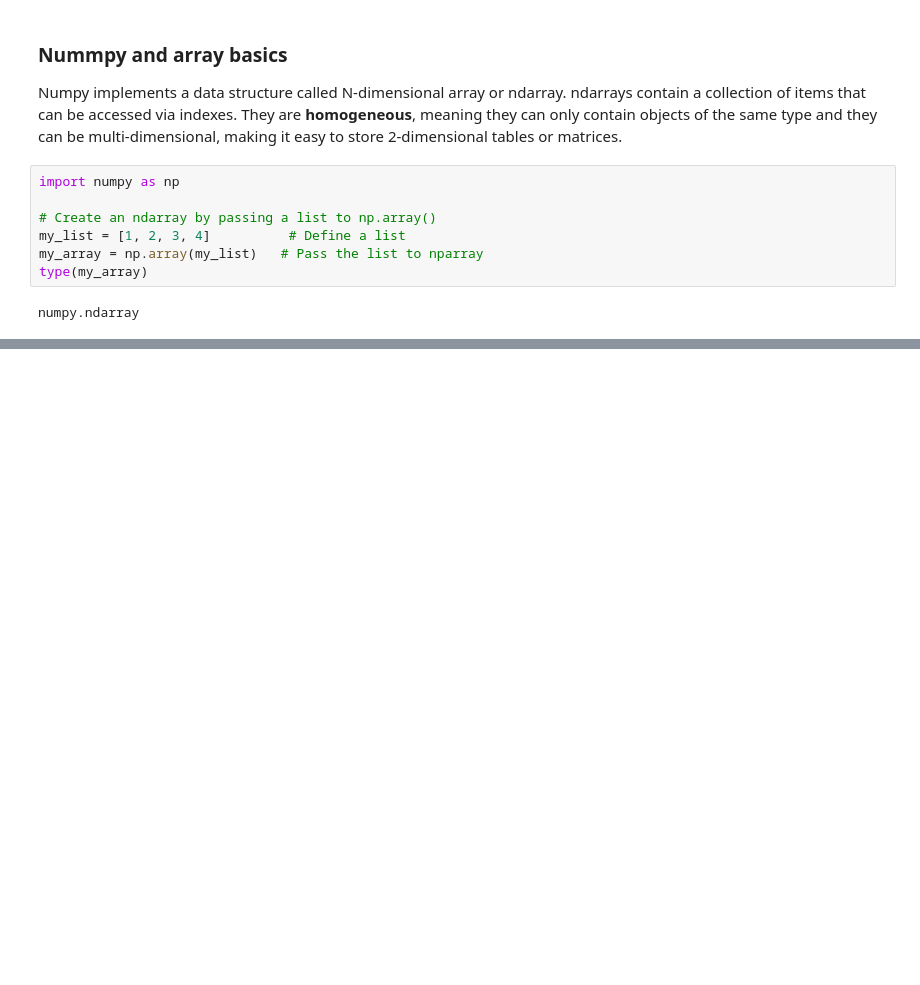
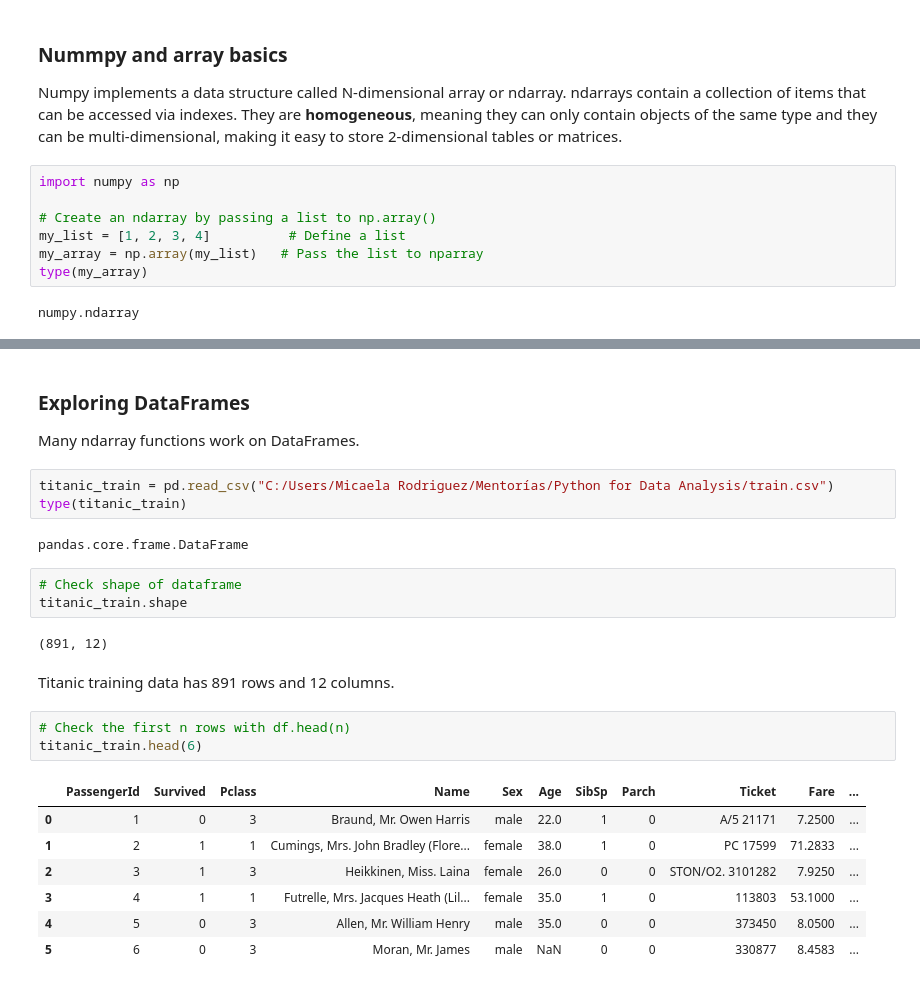
Before and after one commit to micaelasinger/PythonForDataAnalysis, a Jupyter notebook: Python for Data Analysis.ipynb, the cells around one changed output, grey strips where cells are left out. Drawn from its saved outputs; the diff is of its cells as text; blank space fills up the shorter version.

Commit message:
Add sessions 8, 9 and 10
Numpy arrays, pandas dataframes and reading and writing data

```diff
--- a/Python for Data Analysis.ipynb
+++ b/Python for Data Analysis.ipynb
@@ -634,0 +1239,26 @@ numpy.ndarray
+# %% [markdown]
+### Exploring DataFrames
+Many ndarray functions work on DataFrames.
+# %%
+titanic_train = pd.read_csv("C:/Users/Micaela Rodriguez/Mentorías/Python for Data Analysis/train.csv")
+type(titanic_train)
+# %% [output]
+pandas.core.frame.DataFrame
+# %%
+# Check shape of dataframe
+titanic_train.shape
+# %% [output]
+(891, 12)
+# %% [markdown]
+Titanic training data has 891 rows and 12 columns.
+# %%
+# Check the first n rows with df.head(n)
+titanic_train.head(6)
+# %% [output]
+|  | PassengerId | Survived | Pclass | Name | Sex | Age | SibSp | Parch | Ticket | Fare | ... |
+| 0 | 1 | 0 | 3 | Braund, Mr. Owen Harris | male | 22.0 | 1 | 0 | A/5 21171 | 7.2500 | ... |
+| 1 | 2 | 1 | 1 | Cumings, Mrs. John Bradley (Flore... | female | 38.0 | 1 | 0 | PC 17599 | 71.2833 | ... |
+| 2 | 3 | 1 | 3 | Heikkinen, Miss. Laina | female | 26.0 | 0 | 0 | STON/O2. 3101282 | 7.9250 | ... |
+| 3 | 4 | 1 | 1 | Futrelle, Mrs. Jacques Heath (Lil... | female | 35.0 | 1 | 0 | 113803 | 53.1000 | ... |
+| 4 | 5 | 0 | 3 | Allen, Mr. William Henry | male | 35.0 | 0 | 0 | 373450 | 8.0500 | ... |
+| 5 | 6 | 0 | 3 | Moran, Mr. James | male | NaN | 0 | 0 | 330877 | 8.4583 | ... |
```
Also changed, not shown: parts of 104 cells of this notebook, 3 other files.
